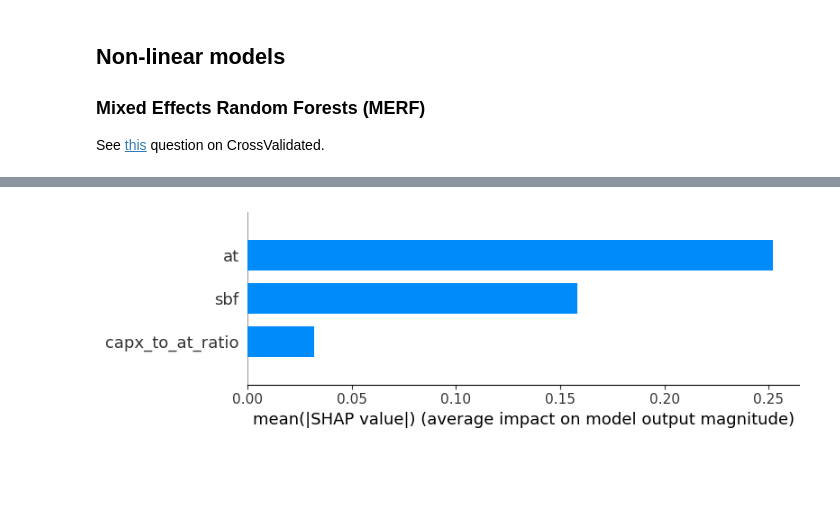
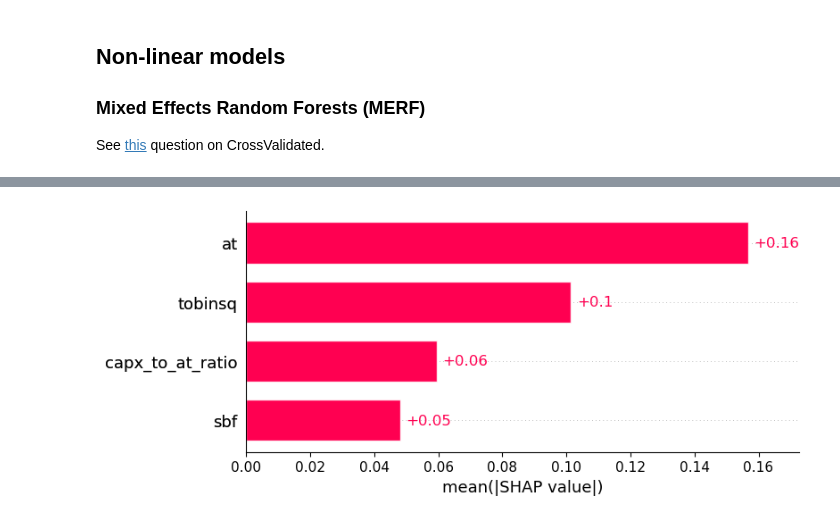
Before and after one commit to oliverangelil/ipynb, a Jupyter notebook: julie_eda.ipynb, the cells around one changed output, grey strips where cells are left out. Saved outputs shown, nothing was run; the diff lists cells and outputs as text; code cells hidden in the pictures; blank space fills up the shorter version.

```diff
--- a/julie_eda.ipynb
+++ b/julie_eda.ipynb
@@ -389,0 +408,10 @@ array([0.04640409, 0.54526209, 0.40833382])
+# %%
+unique_gvkeys = df_merf['gvkey'].unique()
+
+# Randomly sample n gvkeys
+selected_gvkeys = pd.Series(unique_gvkeys).sample(n=50, random_state=42)
+
+# Filter the DataFrame to include only the selected gvkeys
+selected_rows = df_merf[df_merf['gvkey'].isin(selected_gvkeys)]
+
+selected_rows
@@ -390,9 +432,4 @@ array([0.04640409, 0.54526209, 0.40833382])
 # %%
 import shap
 explainer = shap.TreeExplainer(mrf.trained_fe_model)
-choosen_instance = df_merf[["sbf", "at", "capx_to_at_ratio"]].loc[[421]]
-shap_values = explainer.shap_values(choosen_instance)
-shap.initjs()
-shap.force_plot(explainer.expected_value, shap_values, choosen_instance)
-# shap_values = explainer.shap_values(df_merf[["sbf", "at", "capx_to_at_ratio"]])
-# shap.summary_plot(shap_values, df_merf[["sbf", "at", "capx_to_at_ratio"]])
+shap_values = explainer(selected_rows[["at", "capx_to_at_ratio", "tobinsq", "sbf"]])
@@ -402,4 +436,4 @@ shap.force_plot(explainer.expected_value, shap_values, choosen_instance)
-# %%
-shap.summary_plot(shap_values, choosen_instance, plot_type="bar")
-# %% [output]
-[figure, removed]
+# %%
+shap.plots.bar(shap_values, max_display=12)
+# %% [output]
+[figure, added]
```
Also changed, not shown: parts of 13 cells of this notebook.
